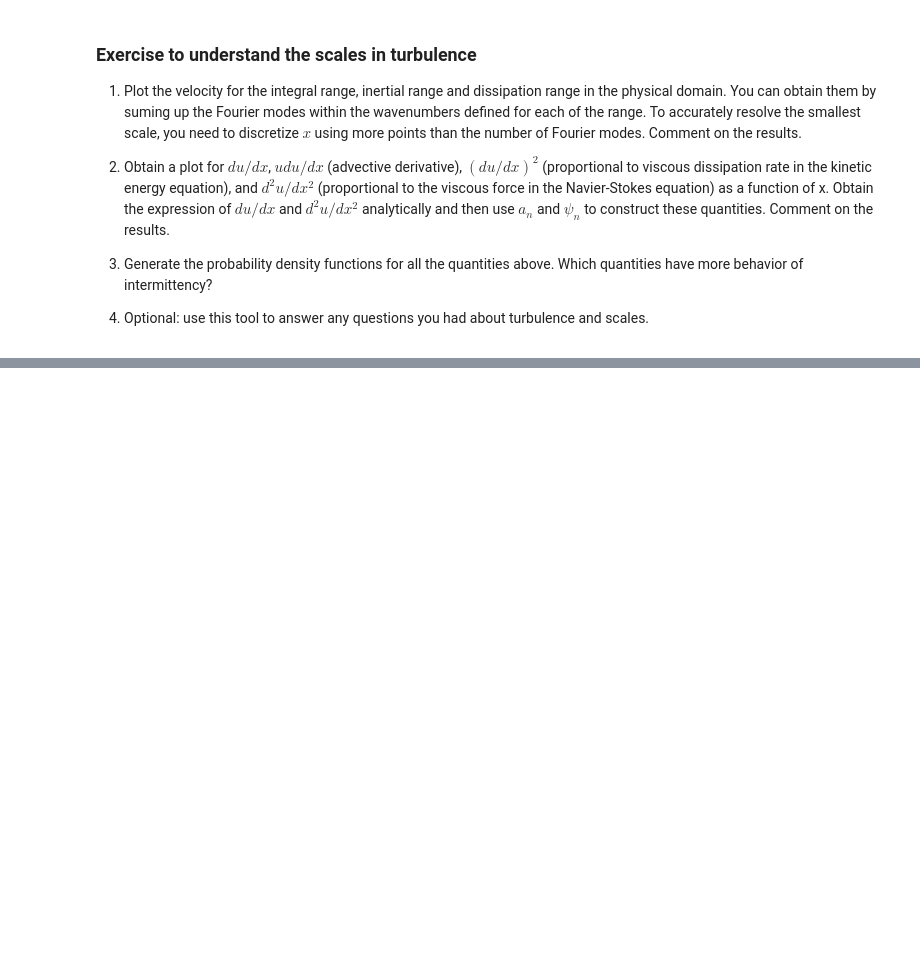
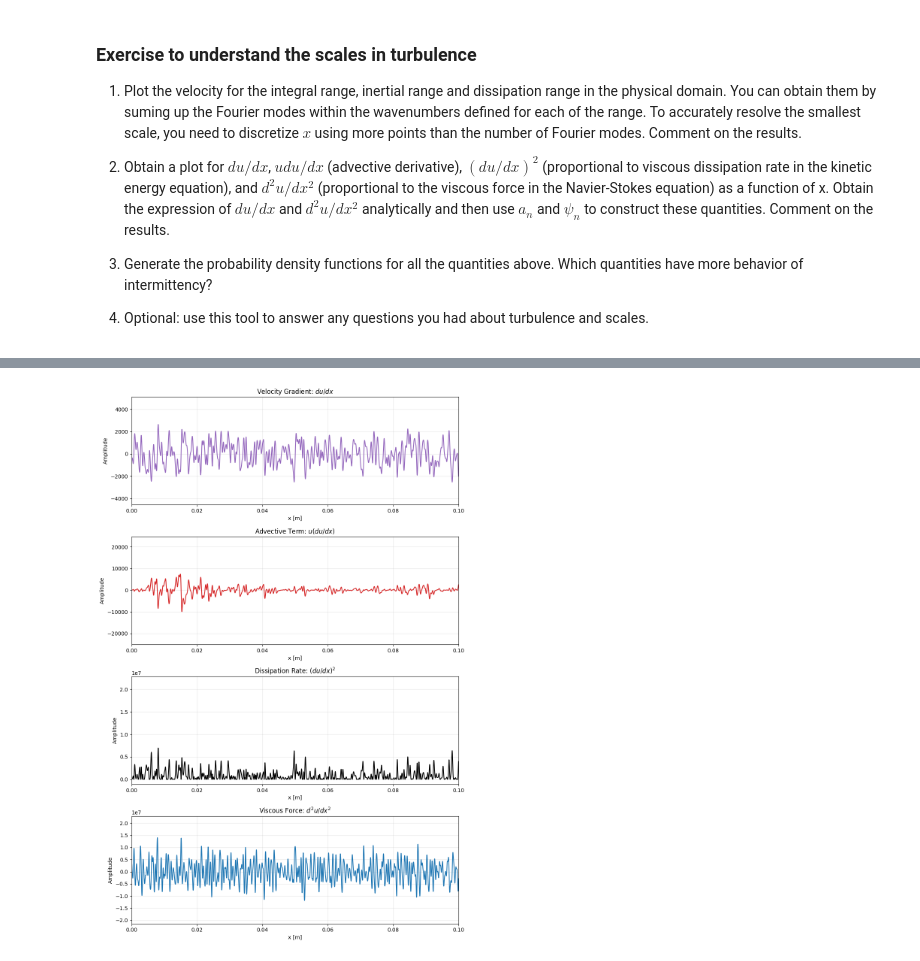
Before and after one commit to cjdipietrantonio/ME5311, a Jupyter notebook: other/flipclassrooomexcercises/02/scale_separation.ipynb, the cells around one changed output, grey strips where cells are left out. Saved outputs shown, nothing was run; the diff lists cells and outputs as text; code cells hidden in the pictures; blank space fills up the shorter version.

```diff
--- a/other/flipclassrooomexcercises/02/scale_separation.ipynb
+++ b/other/flipclassrooomexcercises/02/scale_separation.ipynb
@@ -211,0 +306,88 @@ Largely, for large eddy simulation (LES), a filter $\Delta$ is usually selected
+# %%
+
+u_total = np.zeros(Nx)
+du_dx = np.zeros(Nx)
+d2u_dx2 = np.zeros(Nx)
+
+
+# for i in range (len(k_vals)):
+
+#     u_total += a_vals[i] * np.sin(k_vals[i] * x_grid + phi_vals[i])
+
+#     du_dx += (a_vals[i] * k_vals[i]) * np.cos(k_vals[i] * x_grid + phi_vals[i])
+
+#     d2u_dx2 += -(a_vals[i] * k_vals[i]**2) * np.sin(k_vals[i] * x_grid + phi_vals[i])
+
+# advective_term = u_total * du_dx
+# viscous_dissipation_rate = (du_dx)**2
+
+# fig, axs = plt.subplots(4, 1, figsize=(10,15))
+
+# axs[0].plot(x_grid, du_dx, color ='tab:purple')
+# axs[0].set_title("Velocity Gradient: $du/dx$")
+
+# axs[1].plot(x_grid, advective_term, color ='tab:red')
+# axs[1].set_title("Advective Derivative: $u(du/dx)$")
+
+# axs[2].plot(x_grid, viscous_dissipation_rate, color ='tab:black')
+# axs[2].set_title("Proportional to Dissipation Rate: $(du/dx)^2$")
+
+# axs[3].plot(x_grid, d2u_dx2, color ='tab:blue')
+# axs[3].set_title("Proportional to Viscous Force: $d^2u/dx^2$")
+
+# for ax in axs: #WHY
+#     ax.set_xlim(0, 0.1)
+#     ax.grid(True, alpha=0.3)
+
+# plt.tight_layout()
+# plt.show()
+
+for i in range(len(k_vals)):
+    ki = k_vals[i]
+    ai = a_vals[i]
+    pi = phi_vals[i]
+
+    amp_u = ai
+    amp_du = ai * ki
+    amp_d2u = -ai * (ki**2)
+
+    arg = ki * x_grid + pi
+
+    s_val = np.sin(arg)
+    c_val = np.cos(arg)
+
+    # u_total += ai * s_val
+    # du_dx   += (ai * ki) * c_val
+    # d2u_dx2 += -(ai * ki**2) * s_val
+
+    u_total += amp_u * s_val
+    du_dx += amp_du * c_val
+    d2u_dx2 += amp_d2u * s_val
+
+advective_term = u_total * du_dx
+viscous_dissipation_rate = (du_dx)**2
+
+fig, axs = plt.subplots(4, 1, figsize=(10,15))
+
+axs[0].plot(x_grid, du_dx, color ='tab:purple')
+axs[0].set_title("Velocity Gradient: $du/dx$")
+
+axs[1].plot(x_grid, advective_term, color ='tab:red')
+axs[1].set_title("Advective Term: $u(du/dx)$")
+
+axs[2].plot(x_grid, viscous_dissipation_rate, color ='black')
+axs[2].set_title("Dissipation Rate: $(du/dx)^2$")
+
+axs[3].plot(x_grid, d2u_dx2, color ='tab:blue')
+axs[3].set_title("Viscous Force: $d^2u/dx^2$")
+
+for ax in axs: #WHY
+    ax.set_xlim(0, 0.1) #WHY SCALE?
+    ax.grid(True, alpha=0.3)
+    ax.set_ylabel("Amplitude")
+    ax.set_xlabel("x [m]")
+
+plt.tight_layout()
+plt.show()
+# %% [output]
+[figure, added]
```
Also changed, not shown: parts of 9 cells of this notebook.
